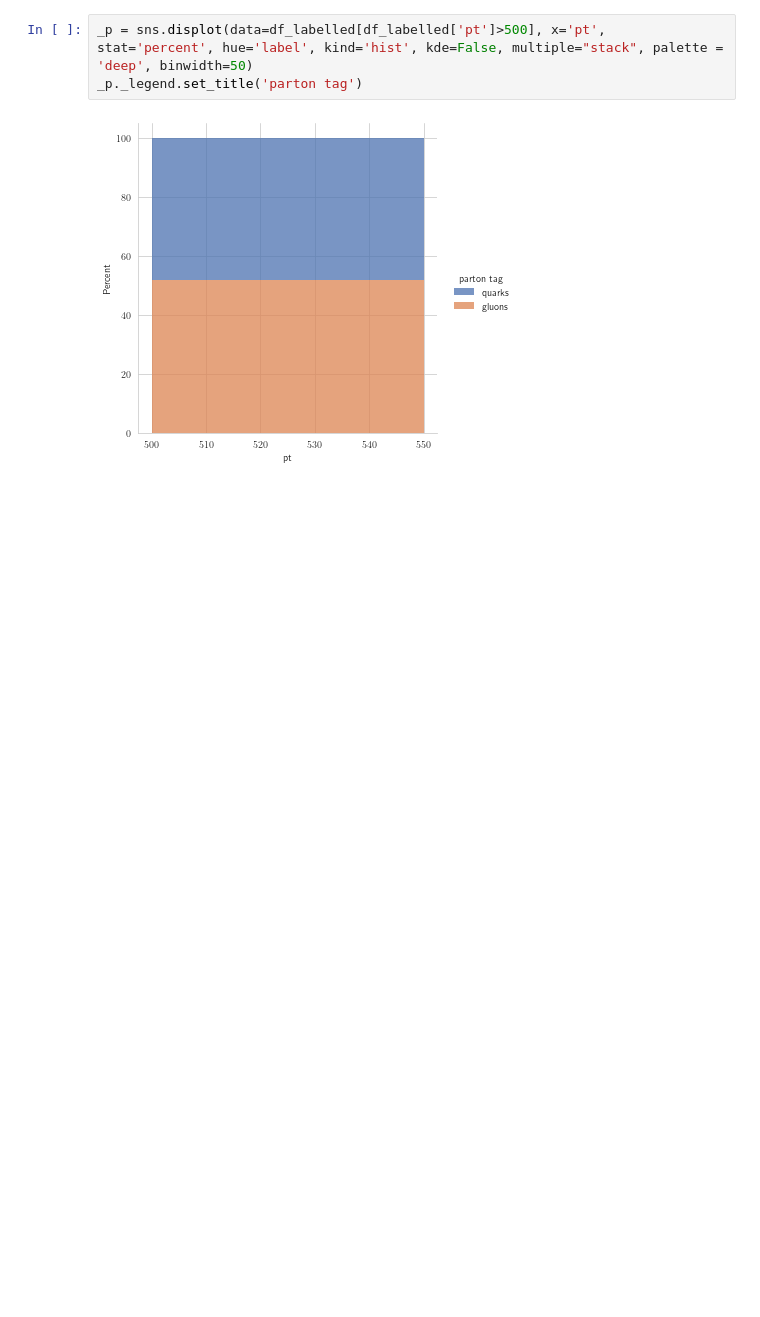
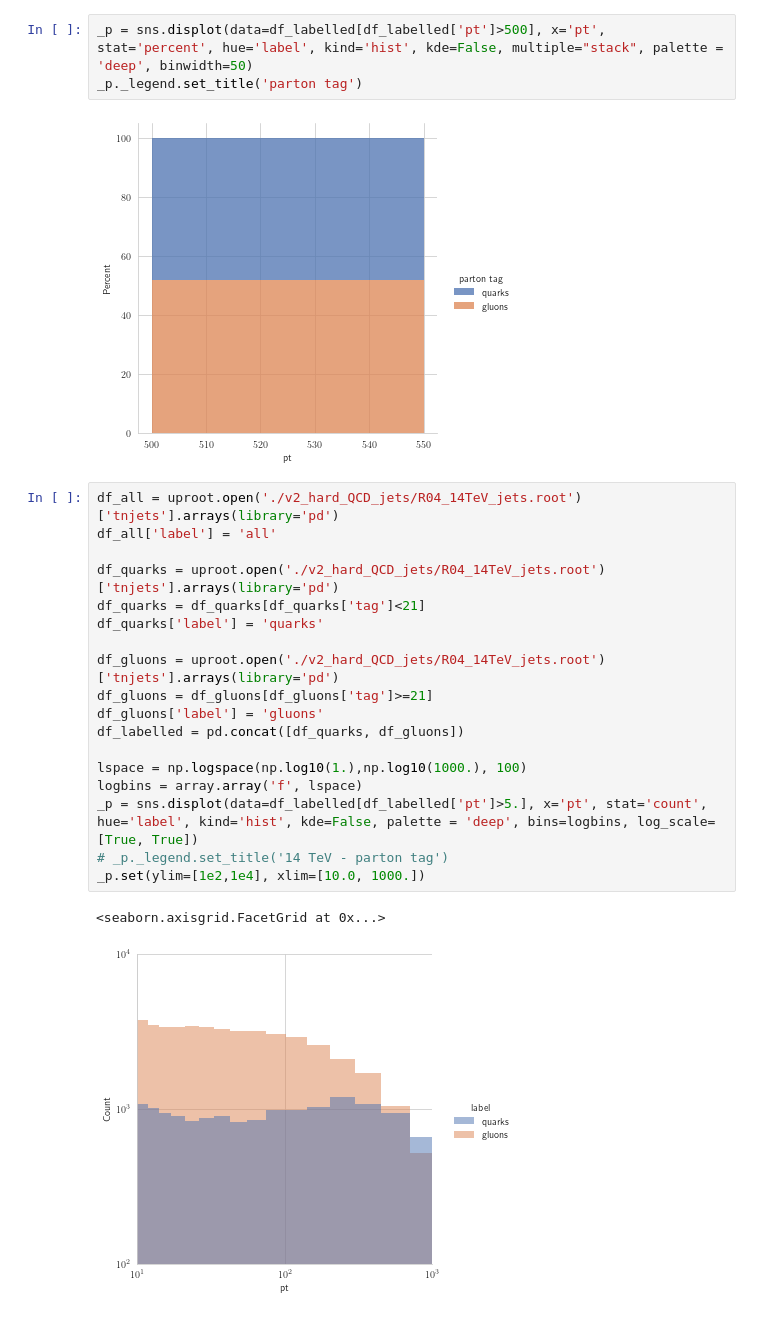
Before and after one commit to matplo/pyjetty, a Jupyter notebook: pyjetty/sandbox/qorg/show_q_g_ratio.ipynb, the cells around one changed output. Saved outputs shown, nothing was run; the diff lists cells and outputs as text; blank space fills up the shorter version.

Commit message:
plot

```diff
--- a/pyjetty/sandbox/qorg/show_q_g_ratio.ipynb
+++ b/pyjetty/sandbox/qorg/show_q_g_ratio.ipynb
@@ -41,3 +44,24 @@ _p = sns.displot(data=df_labelled[df_labelled['pt']>500], x='pt', stat='percent'
 _p._legend.set_title('parton tag')
 # %% [output]
 [figure]
+# %%
+df_all = uproot.open('./v2_hard_QCD_jets/R04_14TeV_jets.root')['tnjets'].arrays(library='pd')
+df_all['label'] = 'all'
+
+df_quarks = uproot.open('./v2_hard_QCD_jets/R04_14TeV_jets.root')['tnjets'].arrays(library='pd')
+df_quarks = df_quarks[df_quarks['tag']<21]
+df_quarks['label'] = 'quarks'
+
+df_gluons = uproot.open('./v2_hard_QCD_jets/R04_14TeV_jets.root')['tnjets'].arrays(library='pd')
+df_gluons = df_gluons[df_gluons['tag']>=21]
+df_gluons['label'] = 'gluons'
+df_labelled = pd.concat([df_quarks, df_gluons])
+
+lspace = np.logspace(np.log10(1.),np.log10(1000.), 100)
+logbins = array.array('f', lspace)
+_p = sns.displot(data=df_labelled[df_labelled['pt']>5.], x='pt', stat='count', hue='label', kind='hist', kde=False, palette = 'deep', bins=logbins, log_scale=[True, True])
+# _p._legend.set_title('14 TeV - parton tag')
+_p.set(ylim=[1e2,1e4], xlim=[10.0, 1000.])
+# %% [output]
+<seaborn.axisgrid.FacetGrid at 0x...>
+[figure, added]
```
Also changed, not shown: parts of 11 cells of this notebook, 1 other file.
